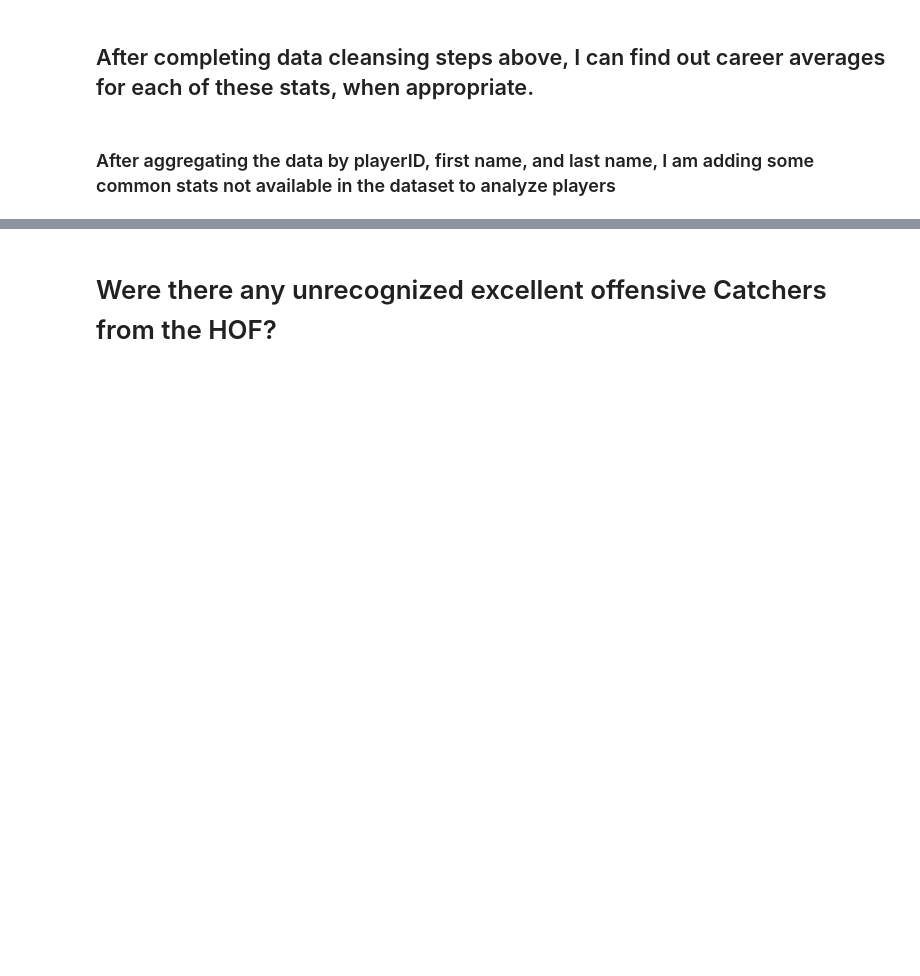
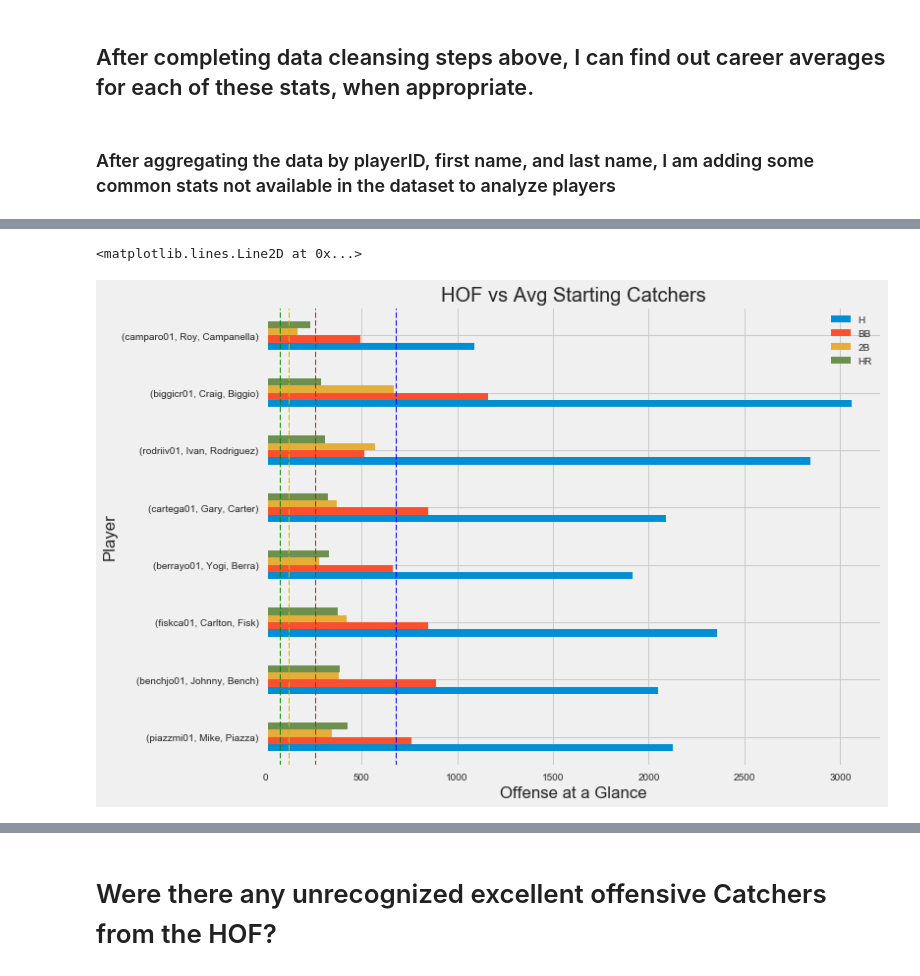
Before and after one commit to marcmaybaum/DA_Nanodegree, a Jupyter notebook: Project_2/Project2_MM.ipynb, the cells around one changed output, grey strips where cells are left out. Drawn from its saved outputs; the diff is of its cells as text; code cells hidden in the pictures; blank space fills up the shorter version.

```diff
--- a/Project_2/Project2_MM.ipynb
+++ b/Project_2/Project2_MM.ipynb
@@ -332,0 +511,9 @@ batting.describe()
+# %%
+batting_starter_catchers = batting_starter_catchers.set_index(['playerID', 'nameFirst', 'nameLast'])
+
+batting_starter_catchers = batting_starter_catchers.groupby(level = ['playerID', 'nameFirst', 'nameLast']).sum()
+
+batting_starter_catchers = batting_starter_catchers[batting_starter_catchers['G'] > 318]
+
+batting_starter_catchers.head()
+# batting_starter_catchers.shape
@@ -332,0 +528,25 @@ batting.describe()
+# %%
+batting_H = batting_starter_catchers['H'].mean()
+batting_HR = batting_starter_catchers['HR'].mean()
+batting_2B = batting_starter_catchers['2B'].mean()
+batting_BB = batting_starter_catchers['BB'].mean()
+
+# plt.style.available
+plt.style.use('fivethirtyeight')
+
+fig, ax = plt.subplots(figsize =(10,8))
+
+playerID_od_c.plot(kind='barh', y=['H', 'BB', '2B', 'HR'], ax=ax)
+
+ax.set(title='HOF vs Avg Starting Catchers', xlabel = 'Offense at a Glance', ylabel = 'Player')
+
+ax.axvline(x = batting_H, color='b', label='Average', linestyle='--', linewidth=1)
+
+ax.axvline(x = batting_HR, color='g', label='Average', linestyle='--', linewidth=1)
+
+ax.axvline(x = batting_BB, color='r', label='Average', linestyle='--', linewidth=1)
+
+ax.axvline(x = batting_2B, color='y', label='Average', linestyle='--', linewidth=1)
+# %% [output]
+<matplotlib.lines.Line2D at 0x...>
+[figure, added]
```
Also changed, not shown: parts of 92 cells of this notebook.
